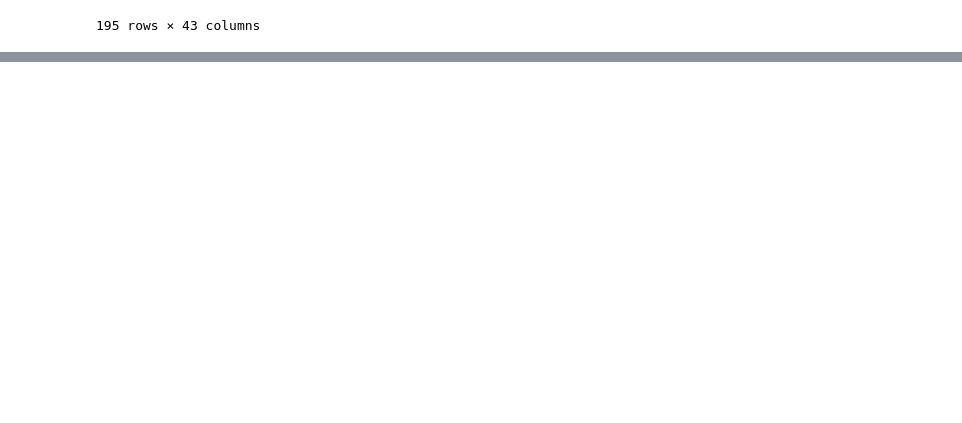
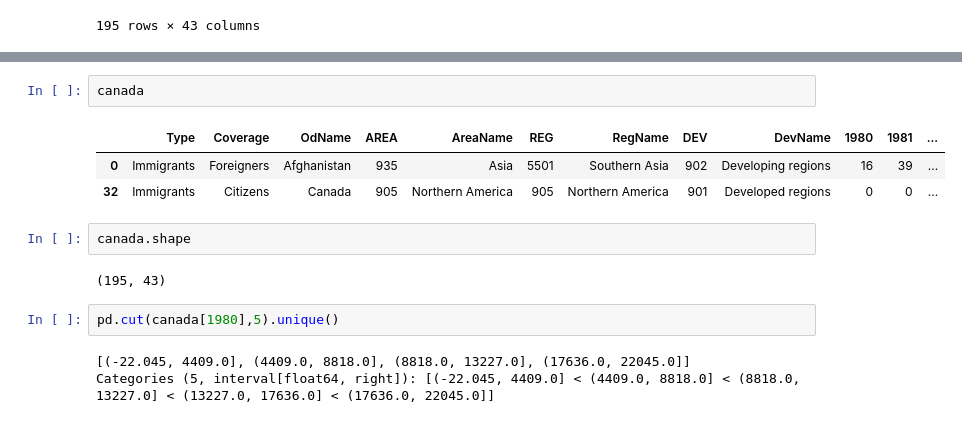
Before and after one commit to Utkash12/digipodium, a Jupyter notebook: data analysis/data_analysis_prac.ipynb, the cells around one changed output, grey strips where cells are left out. Cells and saved outputs as stored; diff of their text form; blank space fills up the shorter version.

```diff
--- a/data analysis/data_analysis_prac.ipynb
+++ b/data analysis/data_analysis_prac.ipynb
@@ -771,0 +794,15 @@ canada
+# %%
+canada
+# %% [output]
+|  | Type | Coverage | OdName | AREA | AreaName | REG | RegName | DEV | DevName | 1980 | 1981 | ... |
+| 0 | Immigrants | Foreigners | Afghanistan | 935 | Asia | 5501 | Southern Asia | 902 | Developing regions | 16 | 39 | ... |
+| 32 | Immigrants | Citizens | Canada | 905 | Northern America | 905 | Northern America | 901 | Developed regions | 0 | 0 | ... |
+# %%
+canada.shape
+# %% [output]
+(195, 43)
+# %%
+pd.cut(canada[1980],5).unique()
+# %% [output]
+[(-22.045, 4409.0], (4409.0, 8818.0], (8818.0, 13227.0], (17636.0, 22045.0]]
+Categories (5, interval[float64, right]): [(-22.045, 4409.0] < (4409.0, 8818.0] < (8818.0, 13227.0] < (13227.0, 17636.0] < (17636.0, 22045.0]]
```
Also changed, not shown: parts of 6 cells of this notebook, 2 other files.
